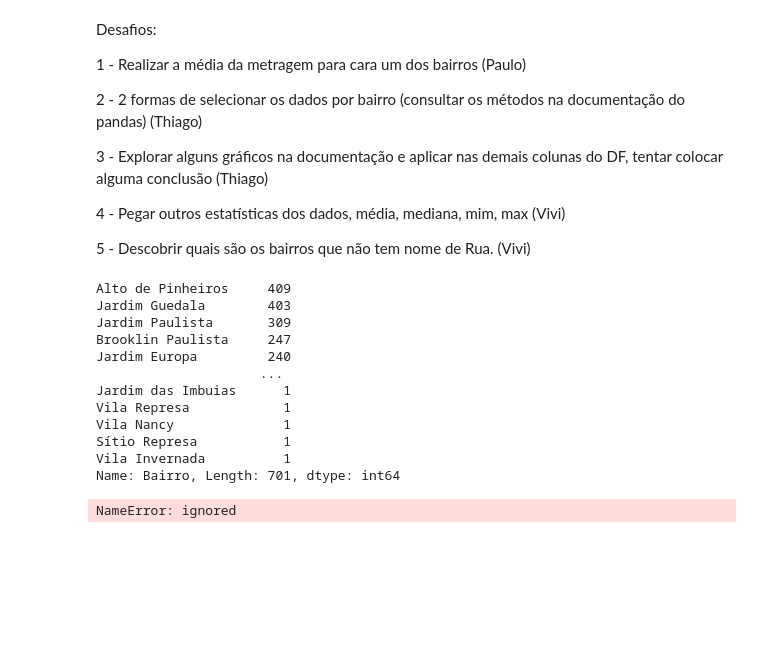
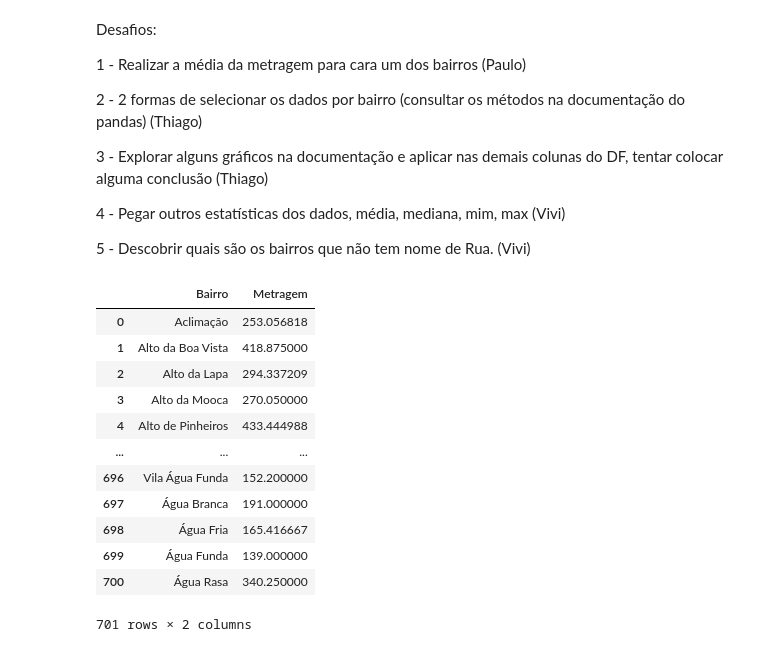
Before and after one commit to WelsonDev/ImersaoDados4Alura, a Jupyter notebook: ImersaoDados4Alura.ipynb, the cells around one changed output. Cells and saved outputs as stored; diff of their text form; code cells hidden in the pictures; blank space fills up the shorter version.

```diff
--- a/ImersaoDados4Alura.ipynb
+++ b/ImersaoDados4Alura.ipynb
@@ -139,27 +139,19 @@ Desafios:
 # %%
 # 1 - Realizar a média da metragem para cara um dos bairros (Paulo)
 
-Quant_imoveis_bairro = dados["Bairro"].value_counts()
-#dados["Metragem"]
-Quant_imoveis_bairro
+#Quant_imoveis_bairro = dados["Bairro"] = Quant_imoveis_bairro["Metragem"].mean()
+dados.groupby('Bairro').mean()["Metragem"].reset_index()
 # %% [output]
+|  | Bairro | Metragem |
+| 0 | Aclimação | 253.056818 |
+| 1 | Alto da Boa Vista | 418.875000 |
+| 2 | Alto da Lapa | 294.337209 |
+| 3 | Alto da Mooca | 270.050000 |
+| 4 | Alto de Pinheiros | 433.444988 |
+| ... | ... | ... |
+| 696 | Vila Água Funda | 152.200000 |
+| 697 | Água Branca | 191.000000 |
+| 698 | Água Fria | 165.416667 |
+| 699 | Água Funda | 139.000000 |
+| 700 | Água Rasa | 340.250000 |
-Alto de Pinheiros     409
-Jardim Guedala        403
-Jardim Paulista       309
-Brooklin Paulista     247
-Jardim Europa         240
-                     ...
-Jardim das Imbuias      1
-Vila Represa            1
-Vila Nancy              1
-Sítio Represa           1
-Vila Invernada          1
-Name: Bairro, Length: 701, dtype: int64
+701 rows × 2 columns
-# %%
-#Metra_imoveis_bairro = dados[["Bairro",mean"Metragem"]]
-Metra_imoveis_bairro = dados["Bairro","Metragem"] = col.mean(axis="Metragem")
-
-#dados["Metragem"]
-Metra_imoveis_bairro
-# %% [output]
-NameError: ignored
```
Also changed, not shown: parts of 1 cell of this notebook.
